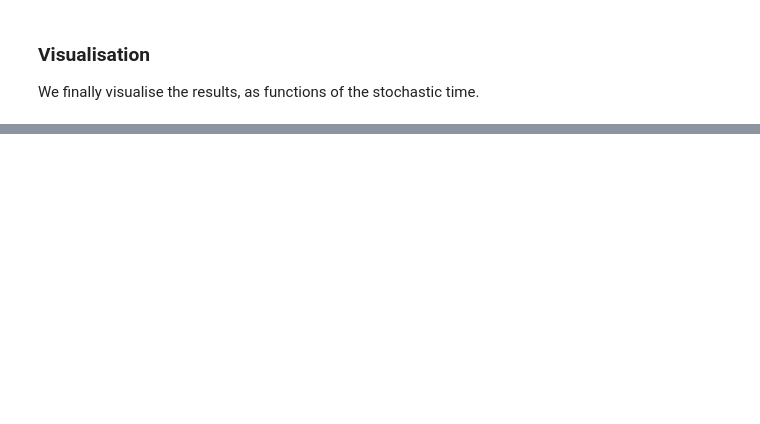
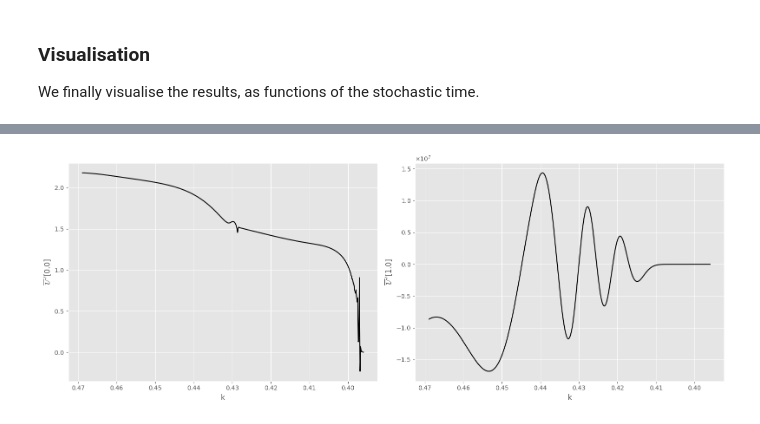
Before and after one commit to thesfinox/stochastic-signal-detection, a Jupyter notebook: docs/source/tutorials/sim_analytical_tuto.ipynb, the cells around one changed output, grey strips where cells are left out. Cells and saved outputs as stored; diff of their text form; code cells hidden in the pictures; blank space fills up the shorter version.

```diff
--- a/docs/source/tutorials/sim_analytical_tuto.ipynb
+++ b/docs/source/tutorials/sim_analytical_tuto.ipynb
@@ -175,0 +189,33 @@ plt.close(fig)
+# %%
+# Visualize the evolution of the field in a given position
+t = []
+y_0 = []
+y_1 = []
+for time, field in storage.items():
+
+    # Collect data
+    t.append(time)
+    y_0.append(field.data[0])
+    y_1.append(field.data[-1])
+fig, ax = plt.subplots(ncols=2, figsize=(16, 6))
+ax[0].plot(t, y_0, 'k-')
+ax[0].set_xlabel('k')
+ax[0].invert_xaxis()
+ax[0].set_ylabel(rf'$\overline{{\mathcal{{U}}}}^{{~\prime}}[{xinf}]$')
+ax[0].ticklabel_format(axis='y',
+                       style='sci',
+                       scilimits=(0, 0),
+                       useMathText=True)
+ax[1].plot(t, y_1, 'k-')
+ax[1].set_xlabel('k')
+ax[1].invert_xaxis()
+ax[1].set_ylabel(rf'$\overline{{\mathcal{{U}}}}^{{~\prime}}[{xsup}]$')
+ax[1].ticklabel_format(axis='y',
+                       style='sci',
+                       scilimits=(0, 0),
+                       useMathText=True)
+plt.tight_layout()
+plt.show()
+plt.close(fig)
+# %% [output]
+[figure, added]
```
Also changed, not shown: parts of 17 cells of this notebook, 10 other files.
